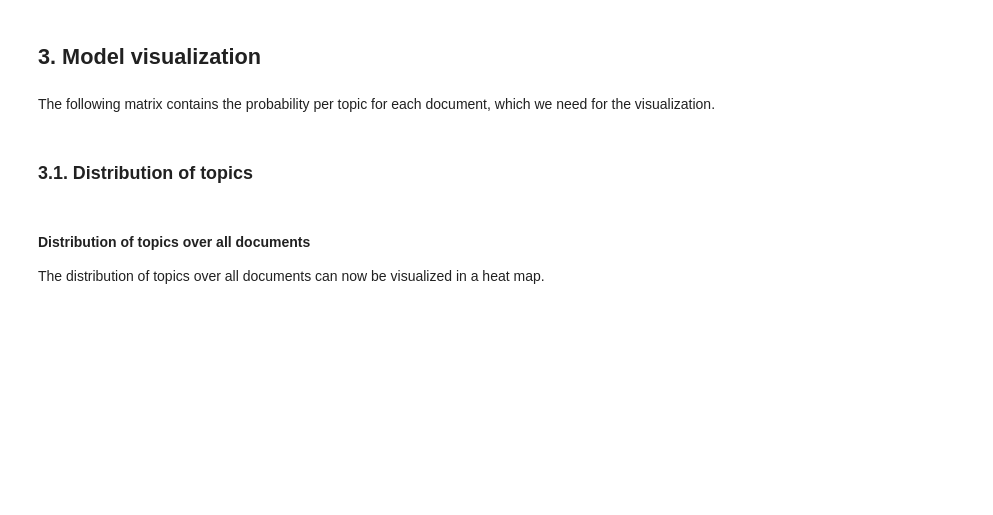
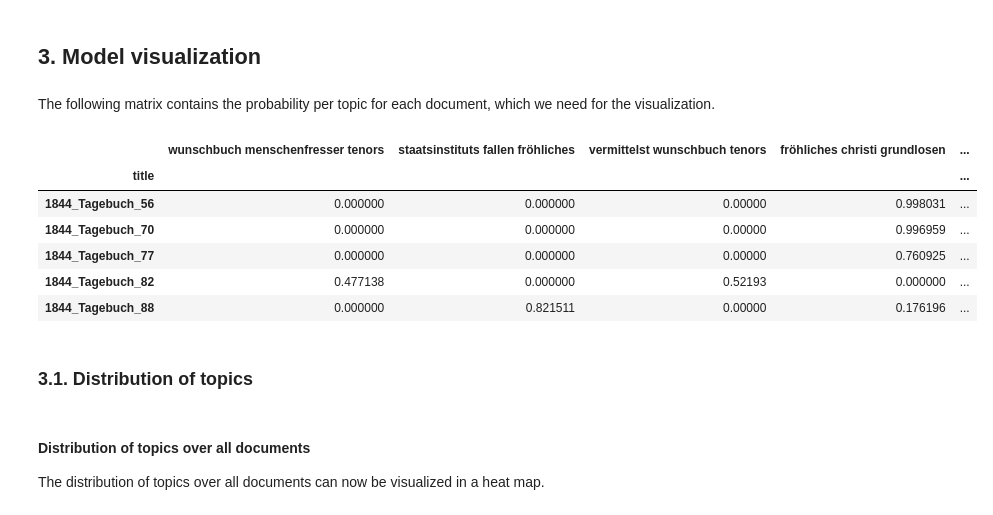
Before and after one commit to pielstroem/Topics, a Jupyter notebook: IntroducingGensim.ipynb, the cells around one changed output. Saved outputs shown, nothing was run; the diff lists cells and outputs as text; code cells hidden in the pictures; blank space fills up the shorter version.

```diff
--- a/IntroducingGensim.ipynb
+++ b/IntroducingGensim.ipynb
@@ -281,8 +300,19 @@ The generated model object can now be translated into a human-readable document-
 # %% [markdown]
 The following matrix contains the probability per topic for each document, which we need for the visualization.
 # %%
-#document_topics = postprocessing.show_document_topics(model, topics, metadata['title'])
-#document_topics
+document_topics = postprocessing.show_document_topics(topics=topics,
+                                                      model=model,
+                                                      document_labels=metadata['title'],
+                                                      doc2bow=matrix_market)
+document_topics[:5]
+# %% [output]
+|  | wunschbuch menschenfresser tenors | staatsinstituts fallen fröhliches | vermittelst wunschbuch tenors | fröhliches christi grundlosen | ... |
+| title |  |  |  |  | ... |
+| 1844_Tagebuch_56 | 0.000000 | 0.000000 | 0.00000 | 0.998031 | ... |
+| 1844_Tagebuch_70 | 0.000000 | 0.000000 | 0.00000 | 0.996959 | ... |
+| 1844_Tagebuch_77 | 0.000000 | 0.000000 | 0.00000 | 0.760925 | ... |
+| 1844_Tagebuch_82 | 0.477138 | 0.000000 | 0.52193 | 0.000000 | ... |
+| 1844_Tagebuch_88 | 0.000000 | 0.821511 | 0.00000 | 0.176196 | ... |
 # %% [markdown]
 ### 3.1. Distribution of topics
 # %% [markdown]
```
Also changed, not shown: parts of 10 cells of this notebook.
